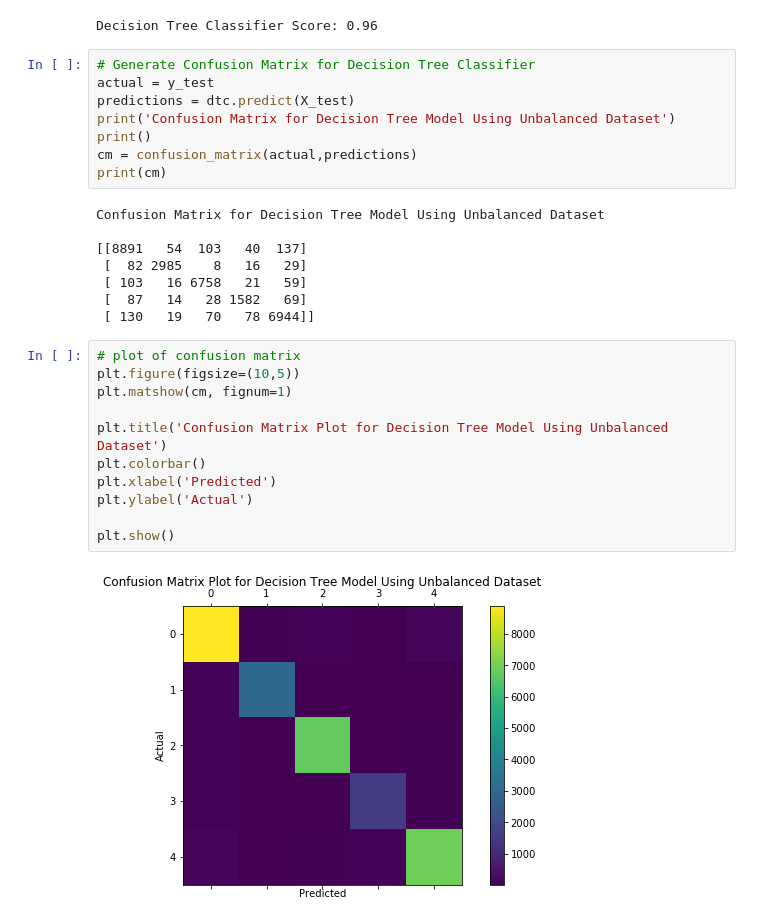
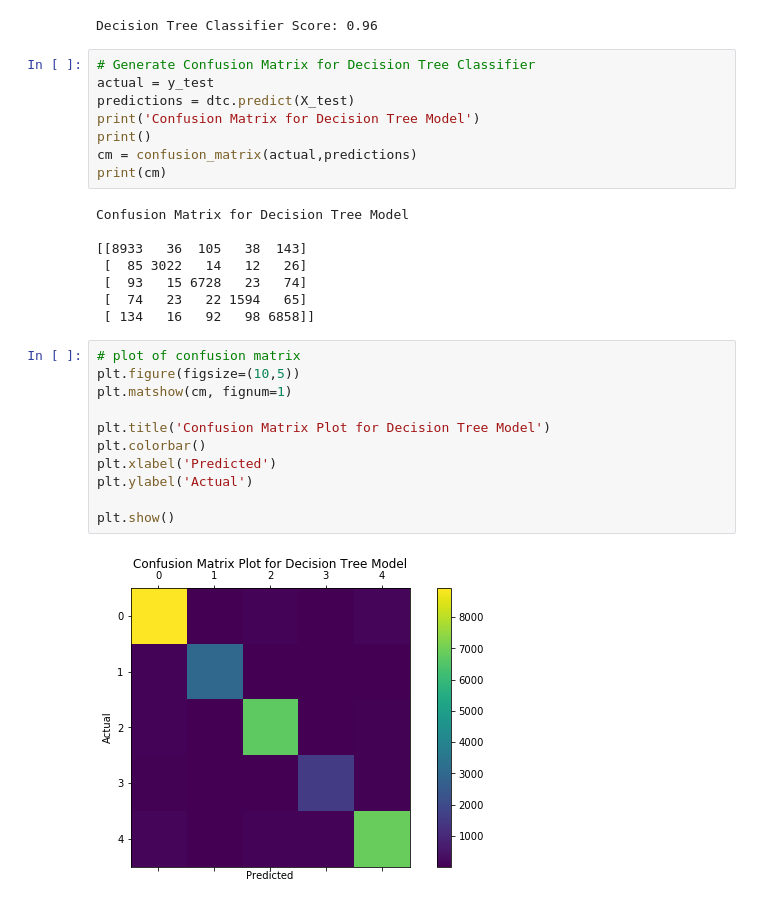
Before and after one commit to swlew369/Bioinformatics_Stuff, a Jupyter notebook: Protein_PDB_data.ipynb, the cells around one changed output. Cells and saved outputs as stored; diff of their text form.

```diff
--- a/Protein_PDB_data.ipynb
+++ b/Protein_PDB_data.ipynb
@@ -389,28 +382,28 @@ Decision Tree Classifier Score: 0.96
 # Generate Confusion Matrix for Decision Tree Classifier
 actual = y_test
 predictions = dtc.predict(X_test)
-print('Confusion Matrix for Decision Tree Model Using Unbalanced Dataset')
+print('Confusion Matrix for Decision Tree Model')
 print()
 cm = confusion_matrix(actual,predictions)
 print(cm)
 # %% [output]
-Confusion Matrix for Decision Tree Model Using Unbalanced Dataset
+Confusion Matrix for Decision Tree Model
 
-[[8891   54  103   40  137]
- [  82 2985    8   16   29]
- [ 103   16 6758   21   59]
- [  87   14   28 1582   69]
- [ 130   19   70   78 6944]]
+[[8933   36  105   38  143]
+ [  85 3022   14   12   26]
+ [  93   15 6728   23   74]
+ [  74   23   22 1594   65]
+ [ 134   16   92   98 6858]]
 # %%
 # plot of confusion matrix
 plt.figure(figsize=(10,5))
 plt.matshow(cm, fignum=1)
 
-plt.title('Confusion Matrix Plot for Decision Tree Model Using Unbalanced Dataset')
+plt.title('Confusion Matrix Plot for Decision Tree Model')
 plt.colorbar()
 plt.xlabel('Predicted')
 plt.ylabel('Actual')
 
 plt.show()
 # %% [output]
-[figure, old version]
+[figure, new version]
```
Also changed, not shown: parts of 8 cells of this notebook.
